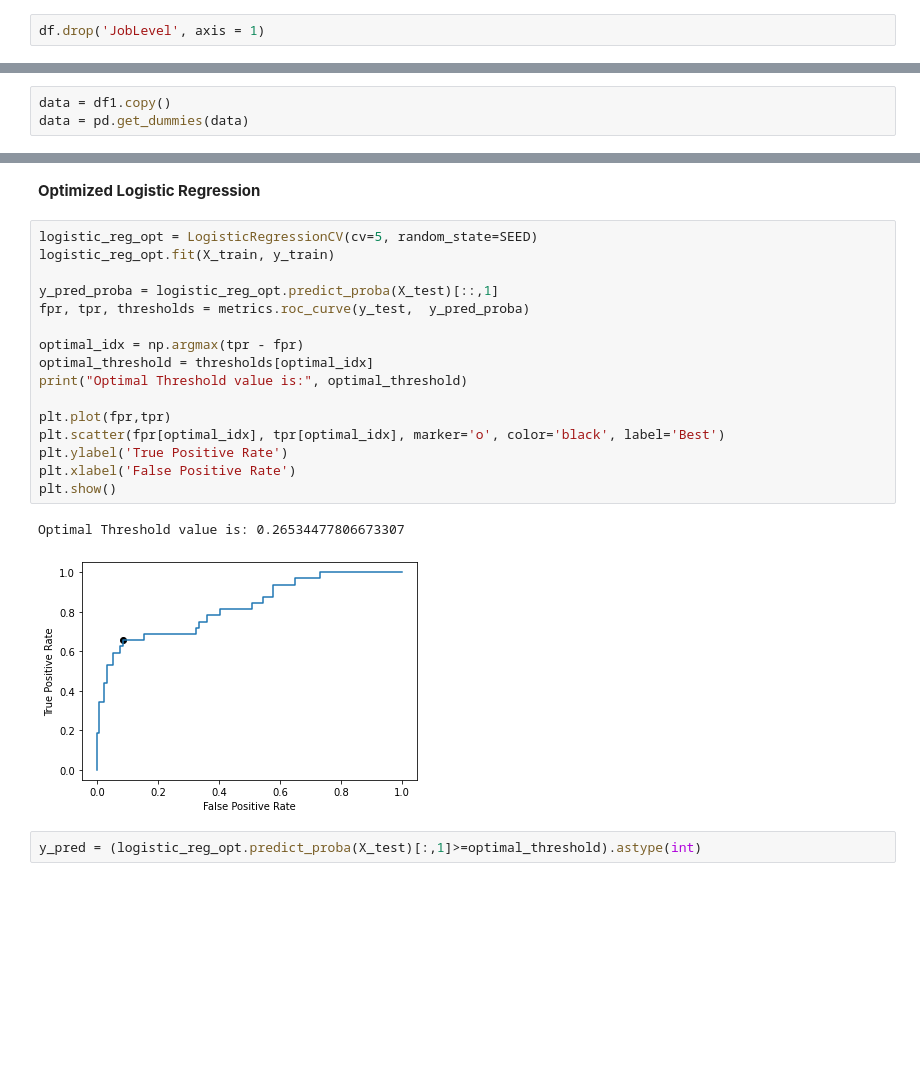
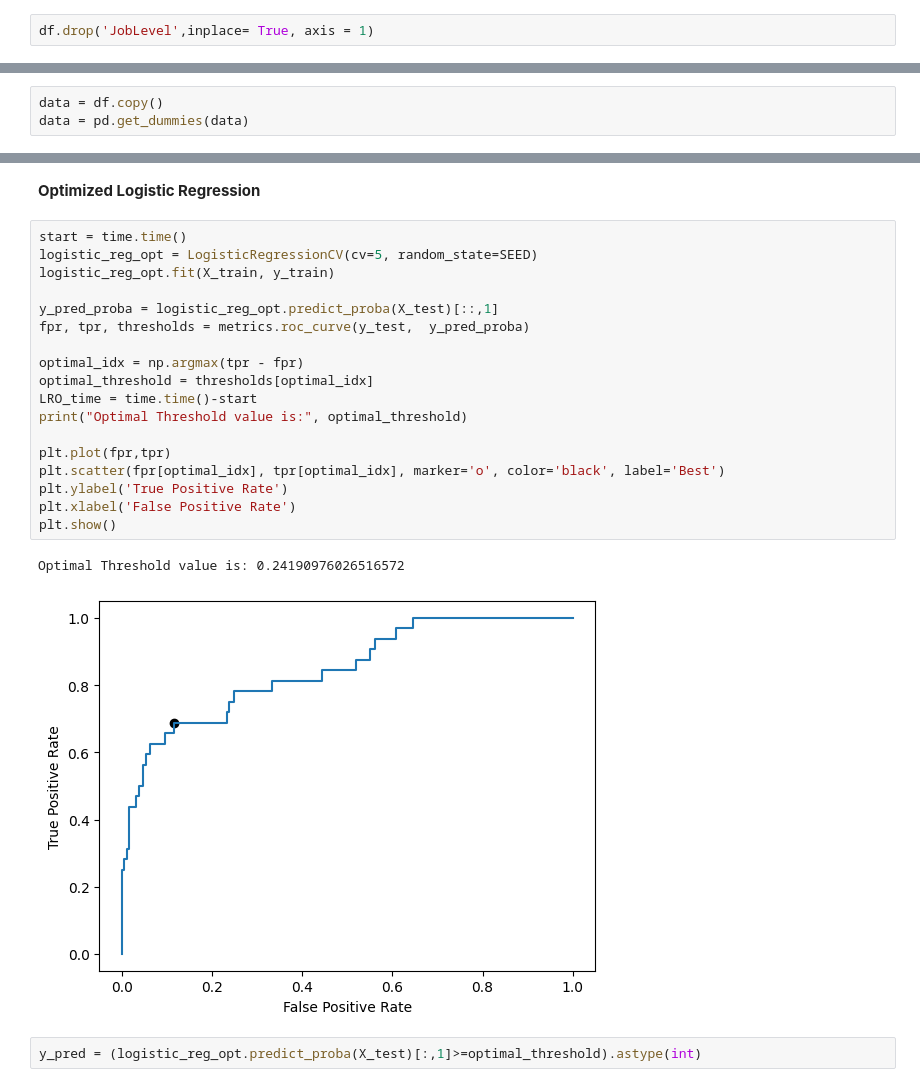
Before and after one commit to emre-bl/Machine-Learning-tobbetu, a Jupyter notebook: 191401009.ipynb, the cells around one changed output, grey strips where cells are left out. Cells and saved outputs as stored; diff of their text form; blank space fills up the shorter version.

```diff
--- a/191401009.ipynb
+++ b/191401009.ipynb
@@ -117,2 +116,2 @@ Correlation between MonthlyIncome JobLevel 0.9502999134798473
 # %%
-df.drop('JobLevel', axis = 1)
+df.drop('JobLevel',inplace= True, axis = 1)
@@ -176,5 +161,5 @@ False
 # %% [markdown]
 # One-Hot Encoding
 # %%
-data = df1.copy()
+data = df.copy()
 data = pd.get_dummies(data)
@@ -415,24 +398,26 @@ See Full Dataframe in Mito
 # %% [markdown]
 **Optimized Logistic Regression**
 # %%
+start = time.time()
 logistic_reg_opt = LogisticRegressionCV(cv=5, random_state=SEED)
 logistic_reg_opt.fit(X_train, y_train)
 
 y_pred_proba = logistic_reg_opt.predict_proba(X_test)[::,1]
 fpr, tpr, thresholds = metrics.roc_curve(y_test,  y_pred_proba)
 
 optimal_idx = np.argmax(tpr - fpr)
 optimal_threshold = thresholds[optimal_idx]
+LRO_time = time.time()-start
 print("Optimal Threshold value is:", optimal_threshold)
 
 plt.plot(fpr,tpr)
 plt.scatter(fpr[optimal_idx], tpr[optimal_idx], marker='o', color='black', label='Best')
 plt.ylabel('True Positive Rate')
 plt.xlabel('False Positive Rate')
 plt.show()
 # %% [output]
-Optimal Threshold value is: 0.26534477806673307
+Optimal Threshold value is: 0.24190976026516572
-[figure, old version]
+[figure, new version]
 # %%
 y_pred = (logistic_reg_opt.predict_proba(X_test)[:,1]>=optimal_threshold).astype(int)
 # %%
```
Also changed, not shown: parts of 45 cells of this notebook, 8 other files.
